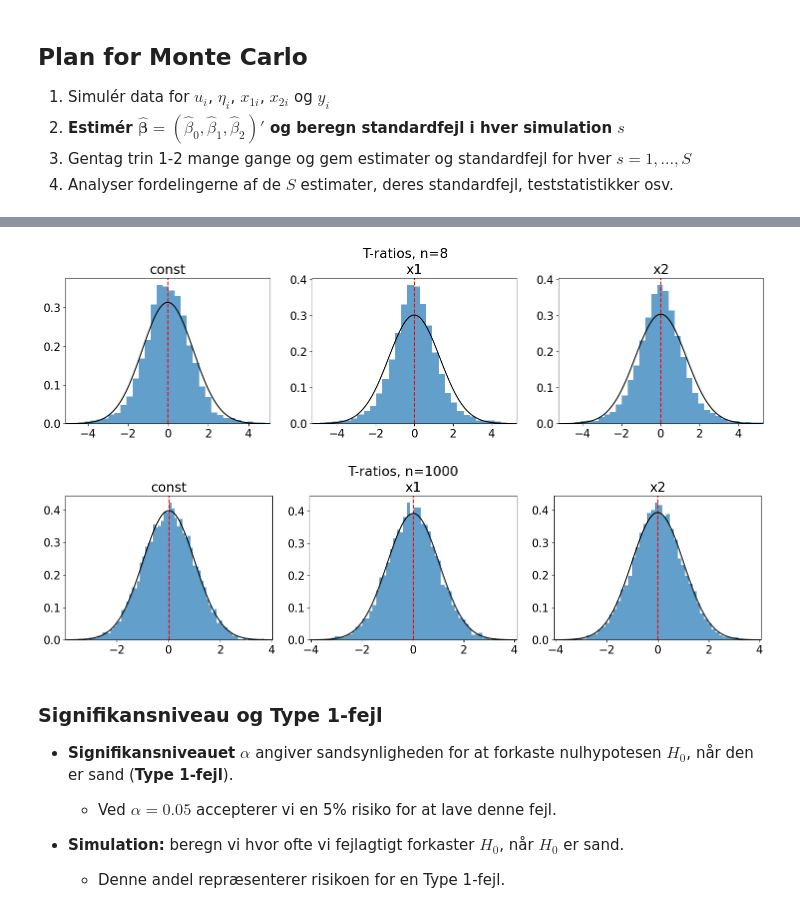
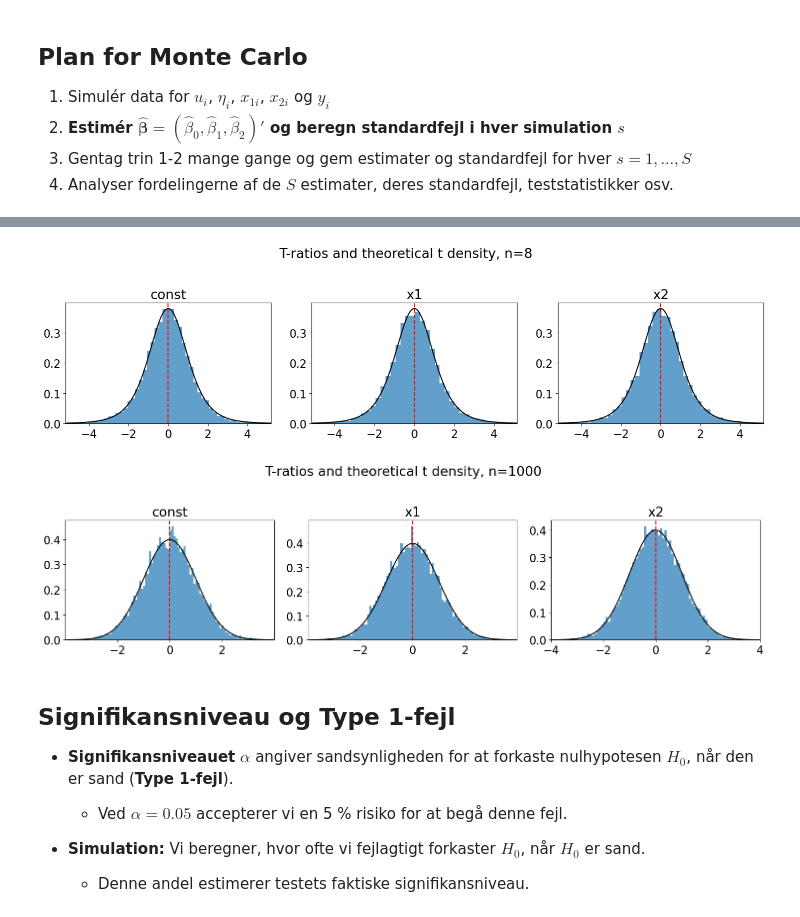
Before and after one commit to bschjerning/EconometricsA, a Jupyter notebook: 1_lectures/06_simulation/06_simulation_examples.ipynb, the cells around one changed output, grey strips where cells are left out. Saved outputs shown, nothing was run; the diff lists cells and outputs as text; code cells hidden in the pictures.

Commit message:
Simulation

```diff
--- a/1_lectures/06_simulation/06_simulation_examples.ipynb
+++ b/1_lectures/06_simulation/06_simulation_examples.ipynb
@@ -415,10 +555,0 @@ Afhænger $A=\operatorname{plim}(X'X/n)$ og $\sigma^2 A^{-1}$ af $n$?
-# %%
-n=1000000 # sæt n stor for at beregne Plim (prøv at ændre n og se om A og Avar ændres)
-sigma_u0=1;
-#simulator_n= lambda n: simulate(n, beta=beta0, sigma_u=sigma_u0, dist='normal')
-df = simulator_n(n)
-X=df[['const', 'x1', 'x2']]
-A=X.T @ X/n;
-Avar= sigma_u0**2*np.linalg.inv(A)
-print(f'A: \n{A.round(4)}\n')
-print(f'Avar: \n{Avar.round(4)}')
@@ -489,12 +598,10 @@ with plt.rc_context({'font.size': 10}):
                     color=col[k], linestyle=':')
         axes[1].axhline(np.sqrt(Avar[k, k]), color=col[k], linestyle='--')
 
-    axes[0].set(title='Estimated variance', xlabel='Sample size',
-                ylabel=r'$n$ × average estimated variance')
-    axes[1].set(title='Standard error', xlabel='Sample size',
-                ylabel=r'$\sqrt{n}$ × average SE')
-    for ax in axes:
-        ax.legend(title='Coefficient', loc='upper right')
+    axes[0].set(title='Estimated variance', xlabel='Sample size',ylabel=r'$n$ × average estimated variance')
+    axes[1].set(title='Standard error', xlabel='Sample size', ylabel=r'$\sqrt{n}$ × average SE')
+    axes[0].legend(title='Coefficient', loc='upper right')
+    axes[1].legend(title='Coefficient', loc='upper right')
     fig.suptitle('Solid: SSR/(n−3)   ·   dotted: SSR/n   ·   dashed: asymptotic limit')
     fig.tight_layout()
     plt.show()
@@ -597,21 +734,29 @@ def t_test(b, a, se, df): # test H0 b=a vs H1: b ne a
 # %%
-a=beta0.copy();          # Nulhypotese: H0: β=β0 (β = true value)
-# a=np.array([1,2,3.1]);   # Nulhypotese: H0: β=a (try changing a to value different from true beta)
+a = beta0.copy()  # Sand nulhypotese: H0: beta = beta0
+
 for n in [8, 1000]:
-    b, se = monte_carlo(lambda: simulate(n, beta=beta0, dist='t'), S=10000)
-    t_stat, p_val = t_test(b,a,se, n-3)
-    histogram(t_stat,  ((b-beta0)/se).mean(), title=f'T-ratios, n={n}', bins=100);
+    # Normalfejl giver den eksakte t-fordeling i endelige stikprøver
+    b, se = monte_carlo(
+        lambda: simulate(n, beta=beta0, dist='normal'), S=10000)
+    t_stat, p_val = t_test(b, a, se, n - 3)
+    histogram(
+        stat=t_stat,
+        truestat=np.zeros(len(beta0)),
+        title=f'T-ratios and theoretical t density, n={n}',
+        bins=100,
+        reference='t',
+        df=n - 3)
 # %% [output]
-[figure, old version]
+[figure, new version]
-[figure, old version]
+[figure, new version]
 # %% [markdown]
-### Signifikansniveau og Type 1-fejl
+## Signifikansniveau og Type 1-fejl
 
-- **Signifikansniveauet** $ \alpha$ angiver sandsynligheden for at forkaste nulhypotesen $H_0 $, når den er sand (**Type 1-fejl**).
-    - Ved $ \alpha = 0.05 $ accepterer vi en 5% risiko for at lave denne fejl.
+- **Signifikansniveauet** $\alpha$ angiver sandsynligheden for at forkaste nulhypotesen $H_0$, når den er sand (**Type 1-fejl**).
+    - Ved $\alpha=0.05$ accepterer vi en 5 % risiko for at begå denne fejl.
 
-- **Simulation:** beregn vi hvor ofte vi fejlagtigt forkaster $H_0$, når $H_0$ er sand.
-    - Denne andel repræsenterer risikoen for en Type 1-fejl.
+- **Simulation:** Vi beregner, hvor ofte vi fejlagtigt forkaster $H_0$, når $H_0$ er sand.
+    - Denne andel estimerer testets faktiske signifikansniveau.
 # %%
 alpha=0.05 # significance level
 n=100 # try to change n
```
Also changed, not shown: parts of 64 cells of this notebook.
